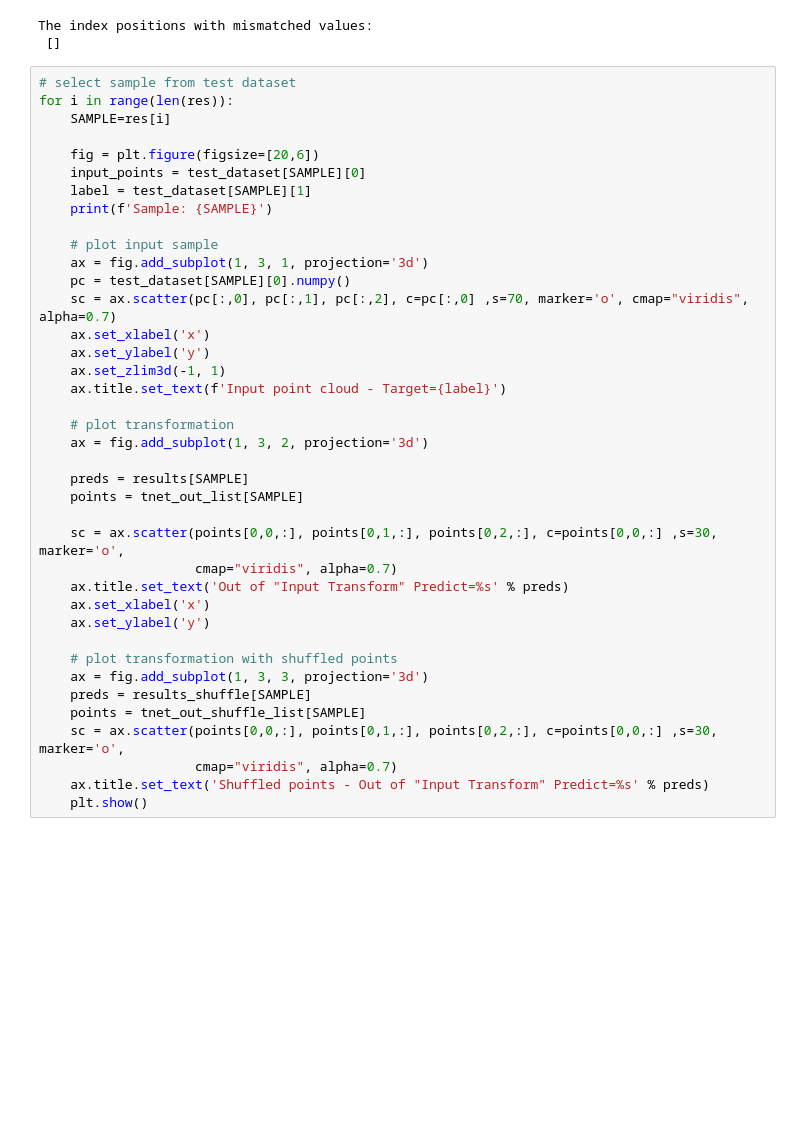
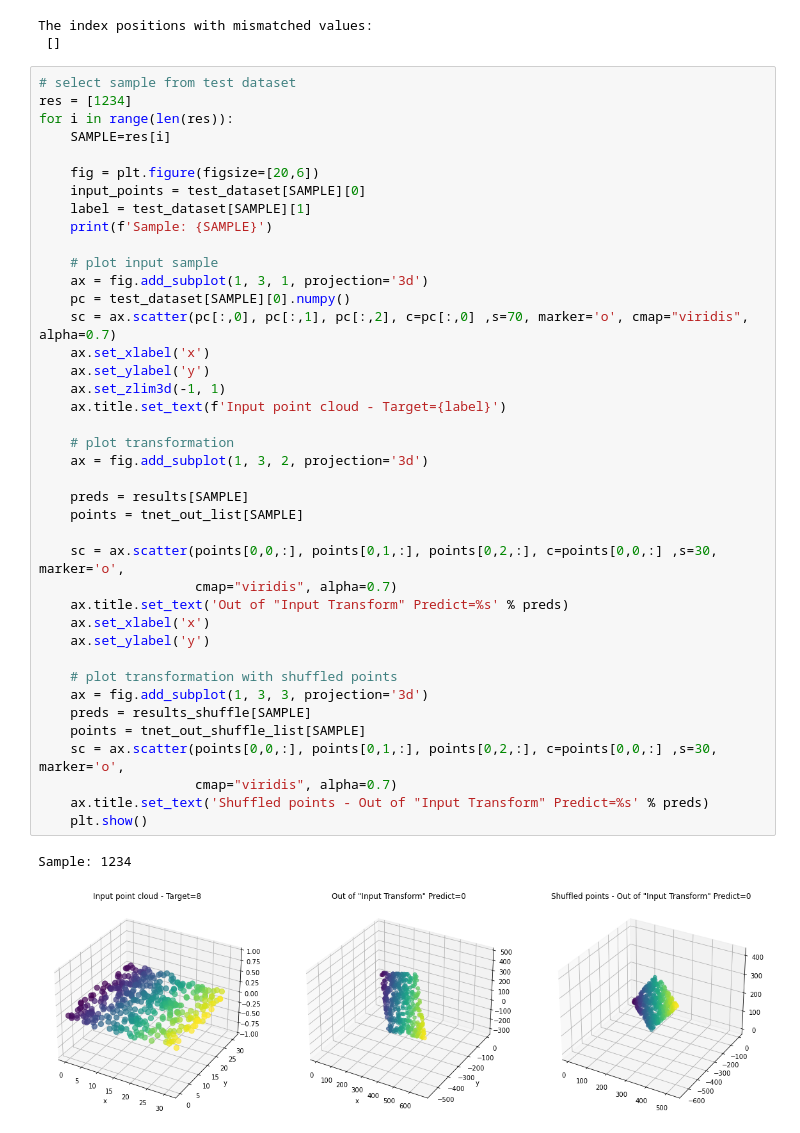
Before and after one commit to surya-1729/Analysis-of-Point-Net-Architecture-, a Jupyter notebook: 3d pointnet/(worked)grayscale_CIFAR10 2d image to 3d pointnet.ipynb, the cells around one changed output. Drawn from its saved outputs; the diff is of its cells as text; blank space fills up the shorter version.

```diff
--- a/3d pointnet/(worked)grayscale_CIFAR10 2d image to 3d pointnet.ipynb
+++ b/3d pointnet/(worked)grayscale_CIFAR10 2d image to 3d pointnet.ipynb
@@ -616,6 +616,7 @@ The index positions with mismatched values:
  []
 # %%
 # select sample from test dataset
+res = [1234]
 for i in range(len(res)):
     SAMPLE=res[i]
 
@@ -626,33 +627,36 @@ for i in range(len(res)):
 
     # plot input sample
     ax = fig.add_subplot(1, 3, 1, projection='3d')
     pc = test_dataset[SAMPLE][0].numpy()
     sc = ax.scatter(pc[:,0], pc[:,1], pc[:,2], c=pc[:,0] ,s=70, marker='o', cmap="viridis", alpha=0.7)
     ax.set_xlabel('x')
     ax.set_ylabel('y')
     ax.set_zlim3d(-1, 1)
     ax.title.set_text(f'Input point cloud - Target={label}')
 
     # plot transformation
     ax = fig.add_subplot(1, 3, 2, projection='3d')
 
     preds = results[SAMPLE]
     points = tnet_out_list[SAMPLE]
 
     sc = ax.scatter(points[0,0,:], points[0,1,:], points[0,2,:], c=points[0,0,:] ,s=30, marker='o',
                     cmap="viridis", alpha=0.7)
     ax.title.set_text('Out of "Input Transform" Predict=%s' % preds)
     ax.set_xlabel('x')
     ax.set_ylabel('y')
 
     # plot transformation with shuffled points
     ax = fig.add_subplot(1, 3, 3, projection='3d')
     preds = results_shuffle[SAMPLE]
     points = tnet_out_shuffle_list[SAMPLE]
     sc = ax.scatter(points[0,0,:], points[0,1,:], points[0,2,:], c=points[0,0,:] ,s=30, marker='o',
                     cmap="viridis", alpha=0.7)
     ax.title.set_text('Shuffled points - Out of "Input Transform" Predict=%s' % preds)
     plt.show()
+# %% [output]
+Sample: 1234
+[figure, added]
 # %%
 # select sample from test dataset
 for k in range(len(res)):
```
Also changed, not shown: parts of 7 cells of this notebook, 12 other files.
